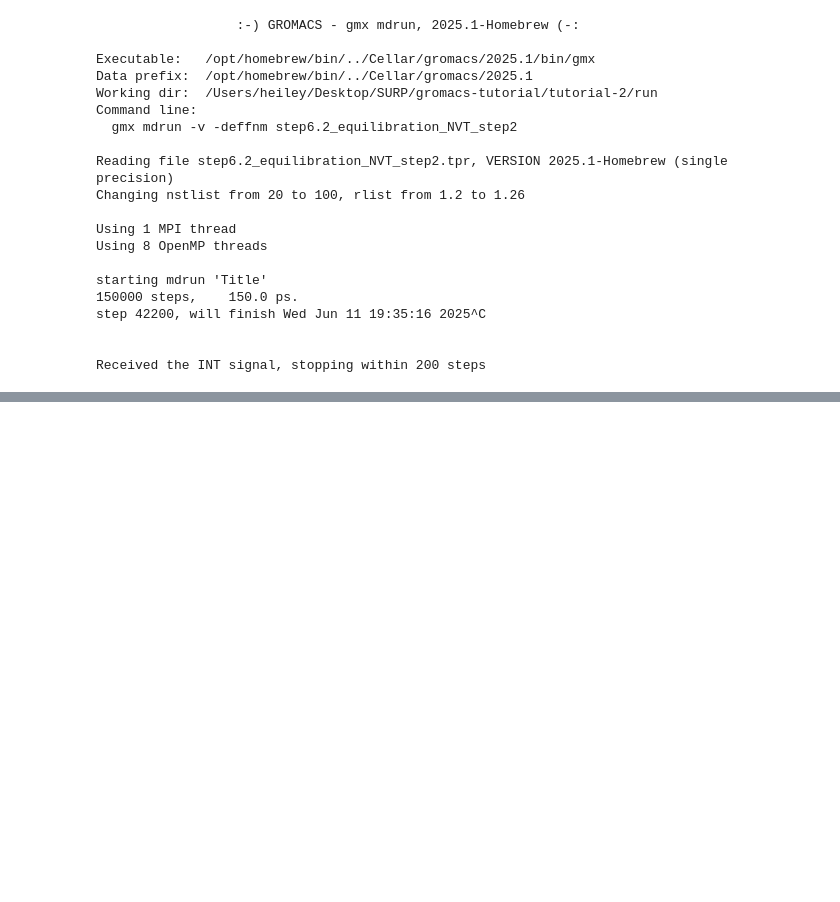
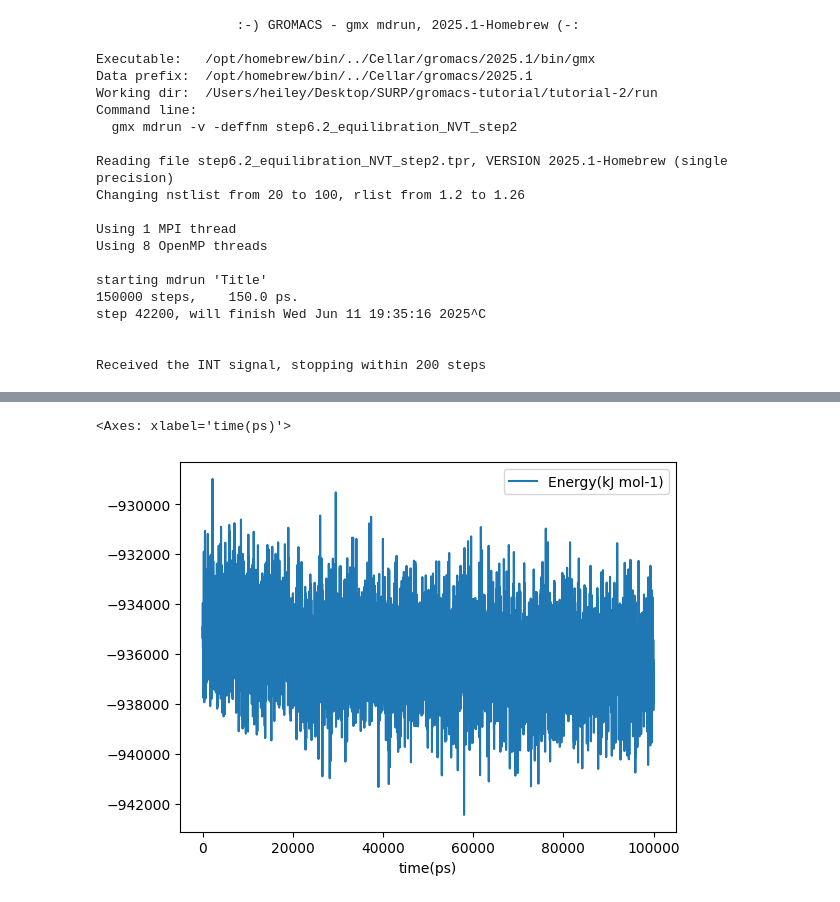
Before and after one commit to Heiley-W/gromacs-tutorial-old, a Jupyter notebook: tutorial-2/tutorial-2.ipynb, the cells around one changed output, grey strips where cells are left out. Cells and saved outputs as stored; diff of their text form; code cells hidden in the pictures; blank space fills up the shorter version.

```diff
--- a/tutorial-2/tutorial-2.ipynb
+++ b/tutorial-2/tutorial-2.ipynb
@@ -455,0 +584,6 @@ Received the INT signal, stopping within 200 steps
+# %%
+df = pd.read_csv('production_Etot.xvg', sep='\s+', header=None, names=['time(ps)','Energy(kJ mol-1)'])
+df.plot('time(ps)')
+# %% [output]
+<Axes: xlabel='time(ps)'>
+[figure, added]
```
Also changed, not shown: parts of 54 cells of this notebook, 27 other files.
